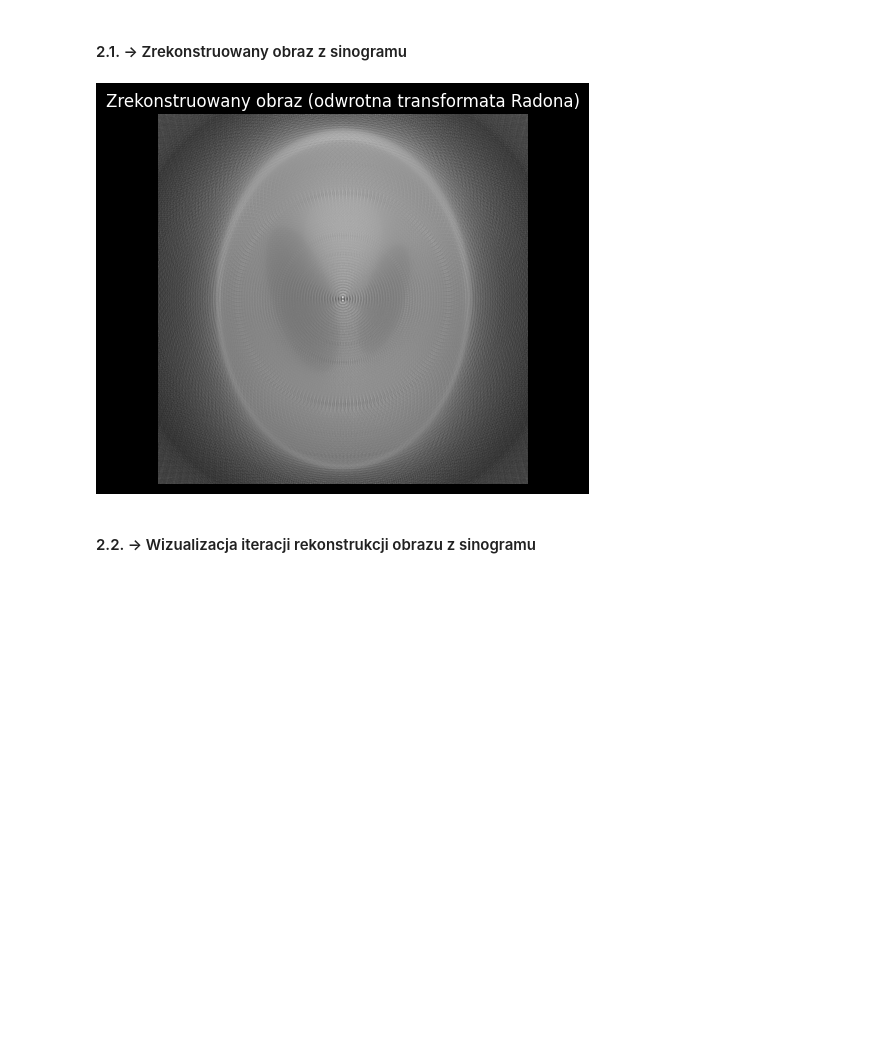
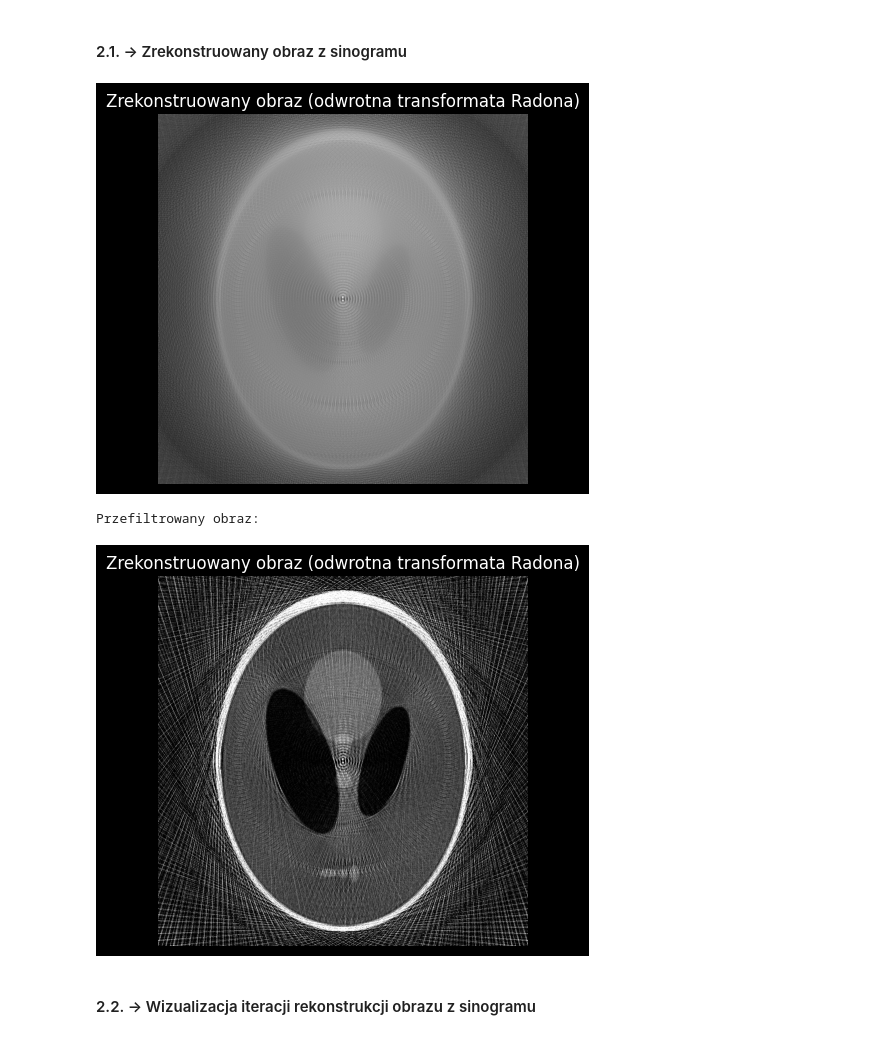
Before and after one commit to pwlsp/tomograf, a Jupyter notebook: tomograf.ipynb, the cells around one changed output. Saved outputs shown, nothing was run; the diff lists cells and outputs as text; code cells hidden in the pictures; blank space fills up the shorter version.

```diff
--- a/tomograf.ipynb
+++ b/tomograf.ipynb
@@ -801,9 +861,16 @@ if visualize:
 # %%
 # Obliczenie pełnego zrekonstruowanego obrazu
 reconstructed_image = inverse_radon(sinogram_data, image.shape)
 plot_reconstruction(reconstructed_image)
+
+print("Przefiltrowany obraz:")
+reconstructed_image_filtered = inverse_radon(sinogram_data_filtered, image.shape)
+reconstructed_image_filtered = filter_reconstruction(reconstructed_image_filtered)
+plot_reconstruction(reconstructed_image_filtered)
 # %% [output]
 [figure]
+Przefiltrowany obraz:
+[figure, added]
 # %% [markdown]
 #### 2.2. -> Wizualizacja iteracji rekonstrukcji obrazu z sinogramu
 # %%
```
Also changed, not shown: parts of 12 cells of this notebook, 1 other file.
